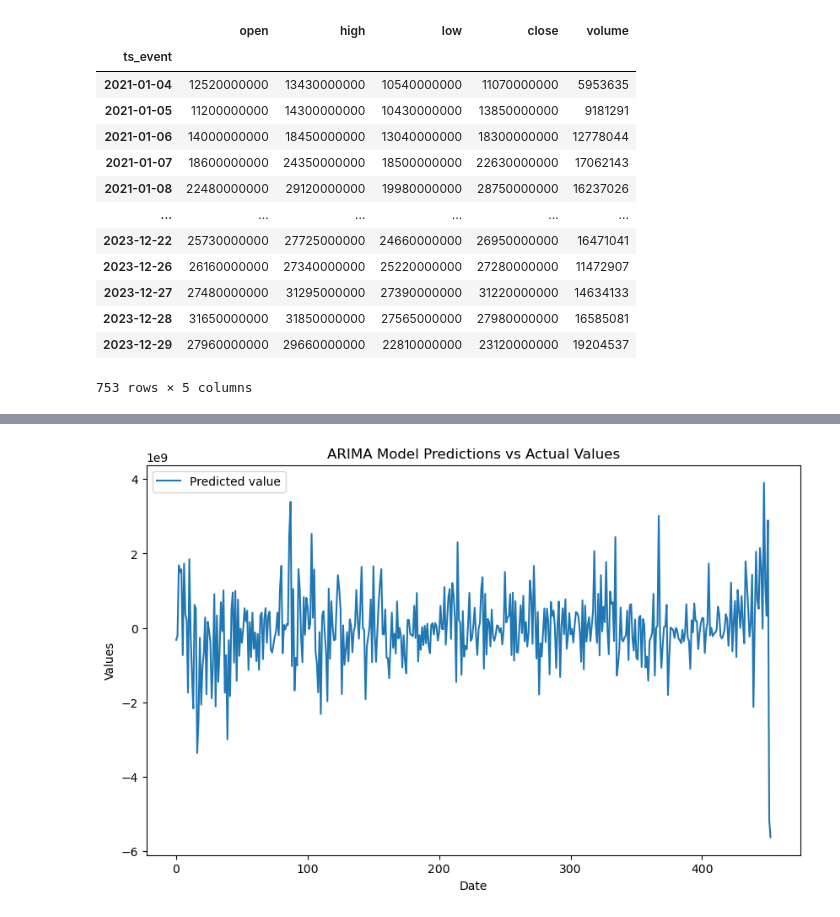
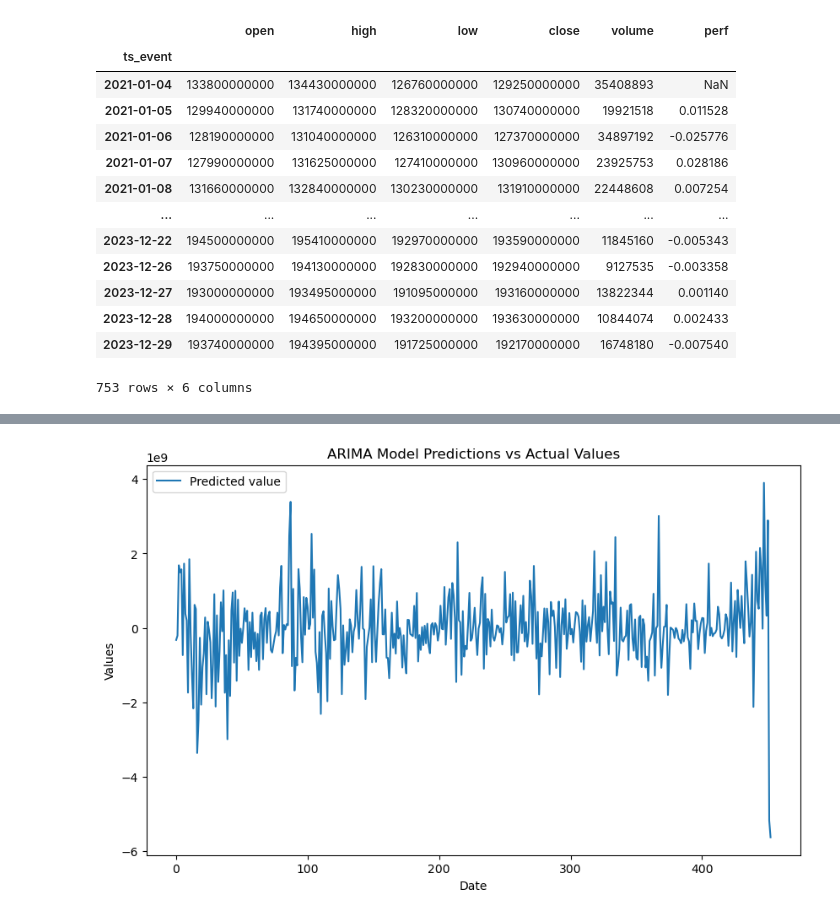
Before and after one commit to paulfav/ts_forecasting, a Jupyter notebook: ARMA_ARRIMA.ipynb, the cells around one changed output, grey strips where cells are left out. Drawn from its saved outputs; the diff is of its cells as text; code cells hidden in the pictures.

```diff
--- a/ARMA_ARRIMA.ipynb
+++ b/ARMA_ARRIMA.ipynb
@@ -1,33 +1,32 @@
 # %%
 import yfinance as yf
-import pandas as pd
 from datetime import datetime, timedelta
 import statsmodels.api as sm
 import pandas as pd
 
 tickerSymbol = 'SPY'
 
-data = pd.read_csv("data_stocks/MARA.csv")
+data = pd.read_csv("data_stocks/AAPL.csv")
 
 data.index = pd.to_datetime(data["ts_event"])
 data.drop(columns = "ts_event", inplace=True)
 
-#### un an
+#### one year
 data = data[(data.index >=  "2021-01-01") & (data.index <  "2024-01-01")]
-
+data["perf"] = (data["close"] - data["close"].shift(1))/data["close"].shift(1)
 display(data)
 # %% [output]
-|  | open | high | low | close | volume |
-| ts_event |  |  |  |  |  |
-| 2021-01-04 | 12520000000 | 13430000000 | 10540000000 | 11070000000 | 5953635 |
-| 2021-01-05 | 11200000000 | 14300000000 | 10430000000 | 13850000000 | 9181291 |
-| 2021-01-06 | 14000000000 | 18450000000 | 13040000000 | 18300000000 | 12778044 |
-| 2021-01-07 | 18600000000 | 24350000000 | 18500000000 | 22630000000 | 17062143 |
-| 2021-01-08 | 22480000000 | 29120000000 | 19980000000 | 28750000000 | 16237026 |
-| ... | ... | ... | ... | ... | ... |
-| 2023-12-22 | 25730000000 | 27725000000 | 24660000000 | 26950000000 | 16471041 |
-| 2023-12-26 | 26160000000 | 27340000000 | 25220000000 | 27280000000 | 11472907 |
-| 2023-12-27 | 27480000000 | 31295000000 | 27390000000 | 31220000000 | 14634133 |
-| 2023-12-28 | 31650000000 | 31850000000 | 27565000000 | 27980000000 | 16585081 |
-| 2023-12-29 | 27960000000 | 29660000000 | 22810000000 | 23120000000 | 19204537 |
+|  | open | high | low | close | volume | perf |
+| ts_event |  |  |  |  |  |  |
+| 2021-01-04 | 133800000000 | 134430000000 | 126760000000 | 129250000000 | 35408893 | NaN |
+| 2021-01-05 | 129940000000 | 131740000000 | 128320000000 | 130740000000 | 19921518 | 0.011528 |
+| 2021-01-06 | 128190000000 | 131040000000 | 126310000000 | 127370000000 | 34897192 | -0.025776 |
+| 2021-01-07 | 127990000000 | 131625000000 | 127410000000 | 130960000000 | 23925753 | 0.028186 |
+| 2021-01-08 | 131660000000 | 132840000000 | 130230000000 | 131910000000 | 22448608 | 0.007254 |
+| ... | ... | ... | ... | ... | ... | ... |
+| 2023-12-22 | 194500000000 | 195410000000 | 192970000000 | 193590000000 | 11845160 | -0.005343 |
+| 2023-12-26 | 193750000000 | 194130000000 | 192830000000 | 192940000000 | 9127535 | -0.003358 |
+| 2023-12-27 | 193000000000 | 193495000000 | 191095000000 | 193160000000 | 13822344 | 0.001140 |
+| 2023-12-28 | 194000000000 | 194650000000 | 193200000000 | 193630000000 | 10844074 | 0.002433 |
+| 2023-12-29 | 193740000000 | 194395000000 | 191725000000 | 192170000000 | 16748180 | -0.007540 |
-753 rows × 5 columns
+753 rows × 6 columns
```
Also changed, not shown: parts of 7 cells of this notebook, 12 other files.
